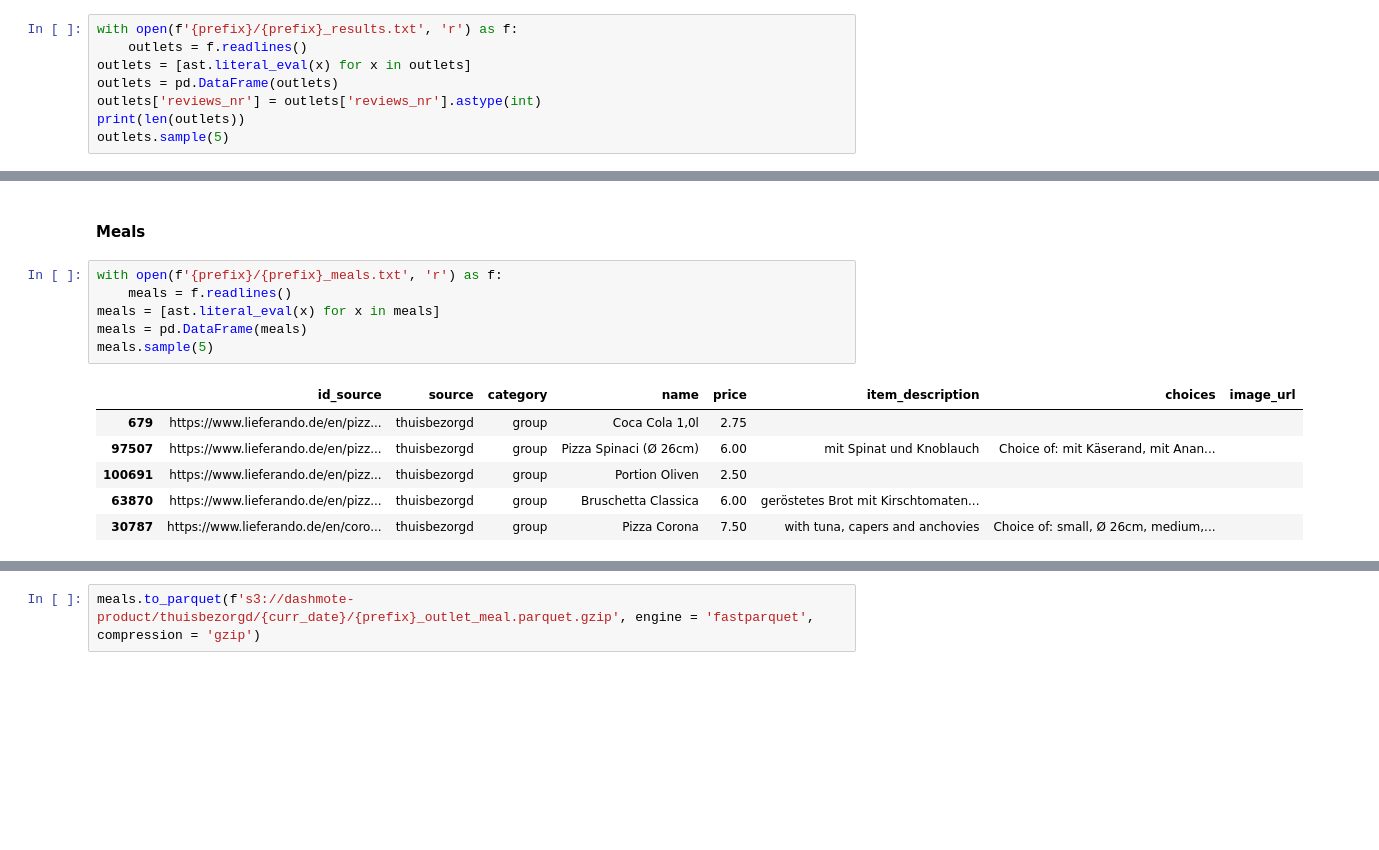
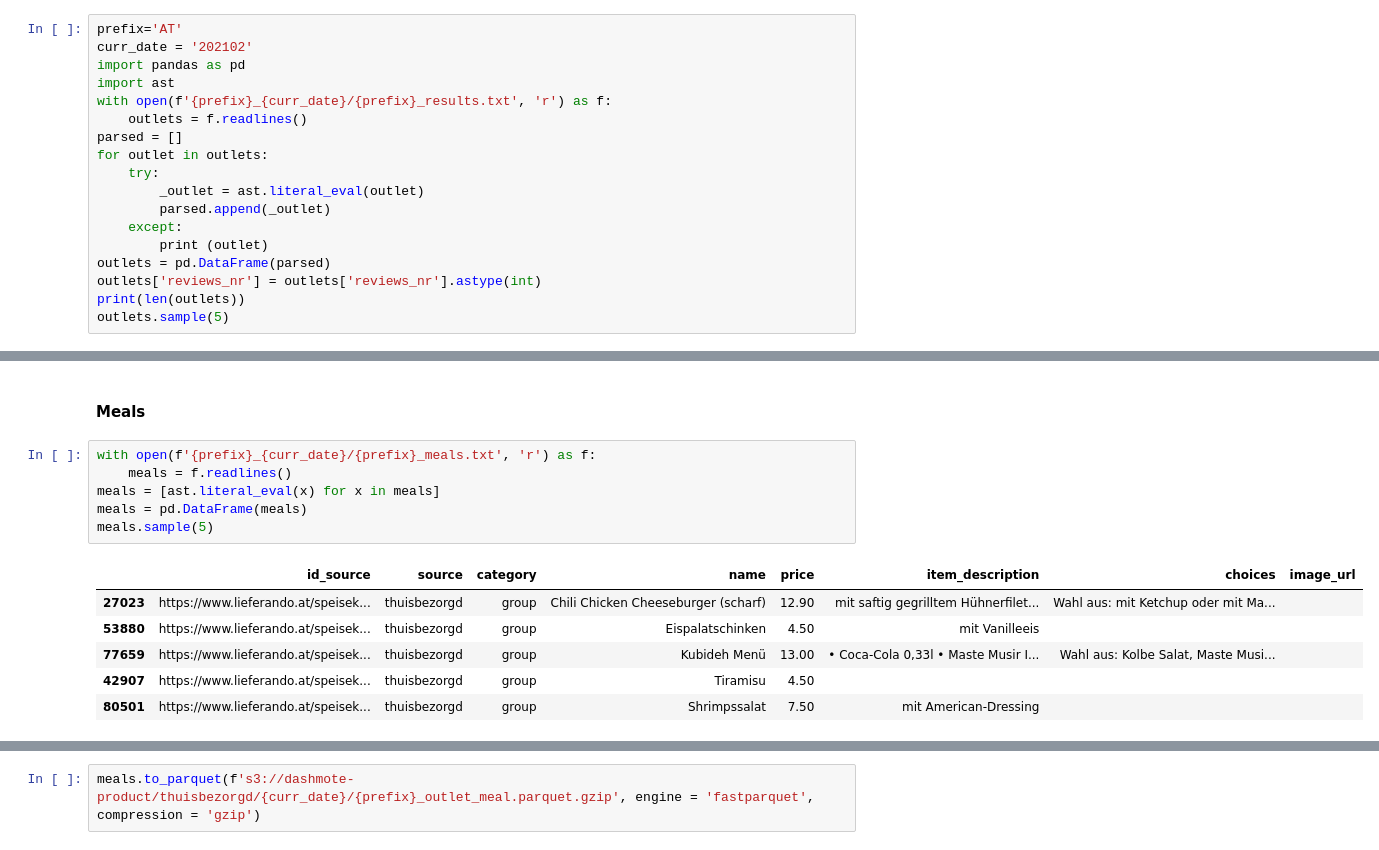
Before and after one commit to kaifan-dash/thuisbezorgd, a Jupyter notebook: Run Steps.ipynb, the cells around one changed output, grey strips where cells are left out. Drawn from its saved outputs; the diff is of its cells as text; blank space fills up the shorter version.

```diff
--- a/Run Steps.ipynb
+++ b/Run Steps.ipynb
@@ -63,10 +63,20 @@ invalid url: https://www.thuisbezorgd.nl/en/fawaka
 # %% [markdown]
 #### Outlets
 # %%
-with open(f'{prefix}/{prefix}_results.txt', 'r') as f:
+prefix='AT'
+curr_date = '202102'
+import pandas as pd
+import ast
+with open(f'{prefix}_{curr_date}/{prefix}_results.txt', 'r') as f:
     outlets = f.readlines()
-outlets = [ast.literal_eval(x) for x in outlets]
-outlets = pd.DataFrame(outlets)
+parsed = []
+for outlet in outlets:
+    try:
+        _outlet = ast.literal_eval(outlet)
+        parsed.append(_outlet)
+    except:
+        print (outlet)
+outlets = pd.DataFrame(parsed)
 outlets['reviews_nr'] = outlets['reviews_nr'].astype(int)
 print(len(outlets))
 outlets.sample(5)
@@ -83,15 +124,15 @@ outlets.to_parquet(f's3://dashmote-product/thuisbezorgd/{curr_date}/{prefix}_out
 # %% [markdown]
 #### Meals
 # %%
-with open(f'{prefix}/{prefix}_meals.txt', 'r') as f:
+with open(f'{prefix}_{curr_date}/{prefix}_meals.txt', 'r') as f:
     meals = f.readlines()
 meals = [ast.literal_eval(x) for x in meals]
 meals = pd.DataFrame(meals)
 meals.sample(5)
 # %% [output]
 |  | id_source | source | category | name | price | item_description | choices | image_url |
-| 679 | https://www.lieferando.de/en/pizz... | thuisbezorgd | group | Coca Cola 1,0l | 2.75 |  |  |  |
-| 97507 | https://www.lieferando.de/en/pizz... | thuisbezorgd | group | Pizza Spinaci (Ø 26cm) | 6.00 | mit Spinat und Knoblauch | Choice of: mit Käserand, mit Anan... |  |
-| 100691 | https://www.lieferando.de/en/pizz... | thuisbezorgd | group | Portion Oliven | 2.50 |  |  |  |
-| 63870 | https://www.lieferando.de/en/pizz... | thuisbezorgd | group | Bruschetta Classica | 6.00 | geröstetes Brot mit Kirschtomaten... |  |  |
-| 30787 | https://www.lieferando.de/en/coro... | thuisbezorgd | group | Pizza Corona | 7.50 | with tuna, capers and anchovies | Choice of: small, Ø 26cm, medium,... |  |
+| 27023 | https://www.lieferando.at/speisek... | thuisbezorgd | group | Chili Chicken Cheeseburger (scharf) | 12.90 | mit saftig gegrilltem Hühnerfilet... | Wahl aus: mit Ketchup oder mit Ma... |  |
+| 53880 | https://www.lieferando.at/speisek... | thuisbezorgd | group | Eispalatschinken | 4.50 | mit Vanilleeis |  |  |
+| 77659 | https://www.lieferando.at/speisek... | thuisbezorgd | group | Kubideh Menü | 13.00 | • Coca-Cola 0,33l • Maste Musir I... | Wahl aus: Kolbe Salat, Maste Musi... |  |
+| 42907 | https://www.lieferando.at/speisek... | thuisbezorgd | group | Tiramisu | 4.50 |  |  |  |
+| 80501 | https://www.lieferando.at/speisek... | thuisbezorgd | group | Shrimpssalat | 7.50 | mit American-Dressing |  |  |
```
Also changed, not shown: parts of 13 cells of this notebook, 8 other files.
